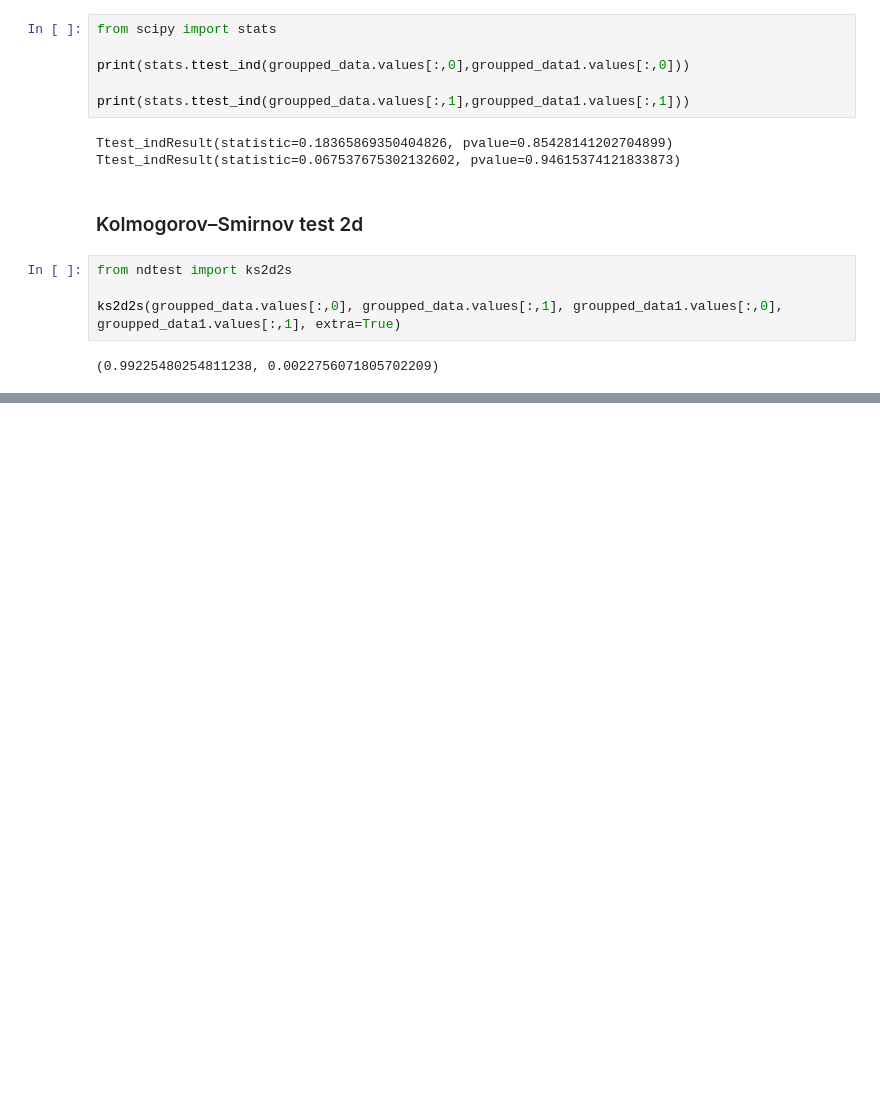
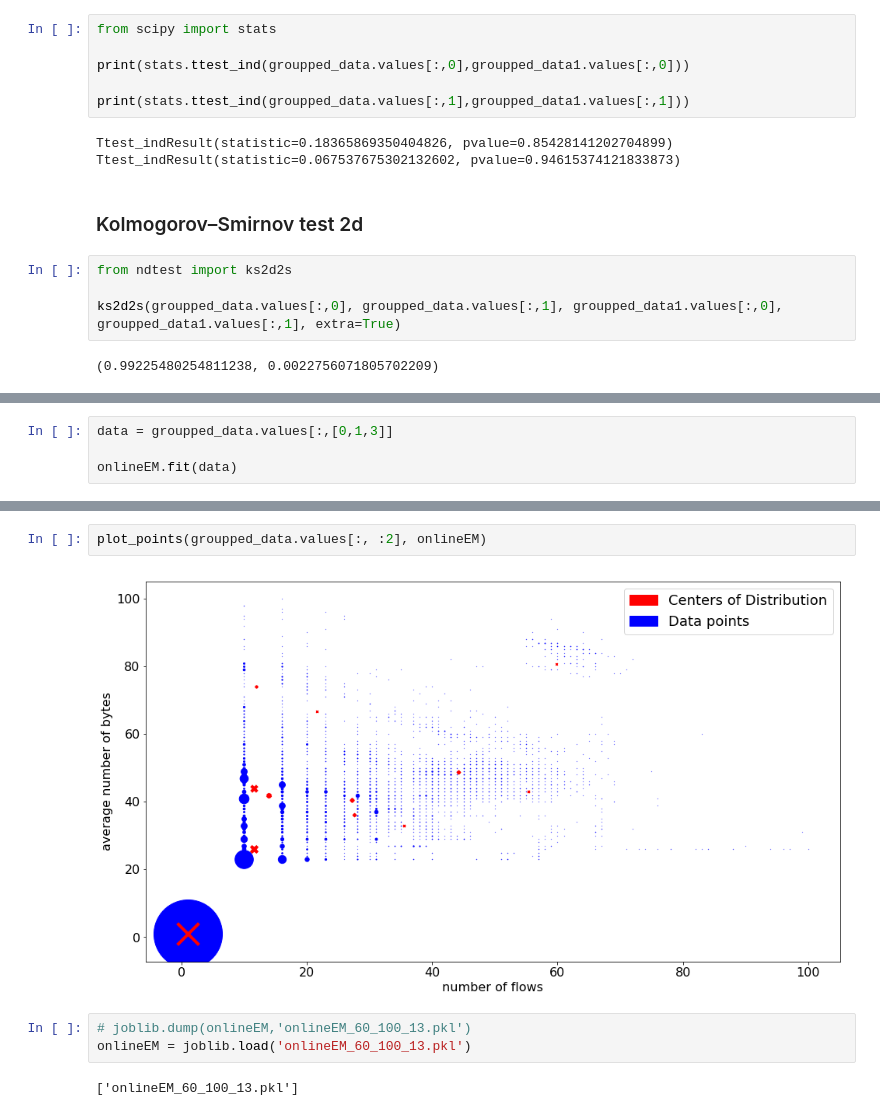
Before and after one commit to SotirisAnagnostidis/onlineAnomalyDetection, a Jupyter notebook: diploma/Q-Q plot.ipynb, the cells around one changed output, grey strips where cells are left out. Cells and saved outputs as stored; diff of their text form; blank space fills up the shorter version.

```diff
--- a/diploma/Q-Q plot.ipynb
+++ b/diploma/Q-Q plot.ipynb
@@ -210,0 +229,4 @@ ks2d2s(groupped_data.values[:,0], groupped_data.values[:,1], groupped_data1.valu
+# %%
+data = groupped_data.values[:,[0,1,3]]
+
+onlineEM.fit(data)
@@ -210,0 +251,9 @@ ks2d2s(groupped_data.values[:,0], groupped_data.values[:,1], groupped_data1.valu
+# %%
+plot_points(groupped_data.values[:, :2], onlineEM)
+# %% [output]
+[figure, added]
+# %%
+# joblib.dump(onlineEM,'onlineEM_60_100_13.pkl')
+onlineEM = joblib.load('onlineEM_60_100_13.pkl')
+# %% [output]
+['onlineEM_60_100_13.pkl']
```
Also changed, not shown: parts of 15 cells of this notebook, 8 other files.
